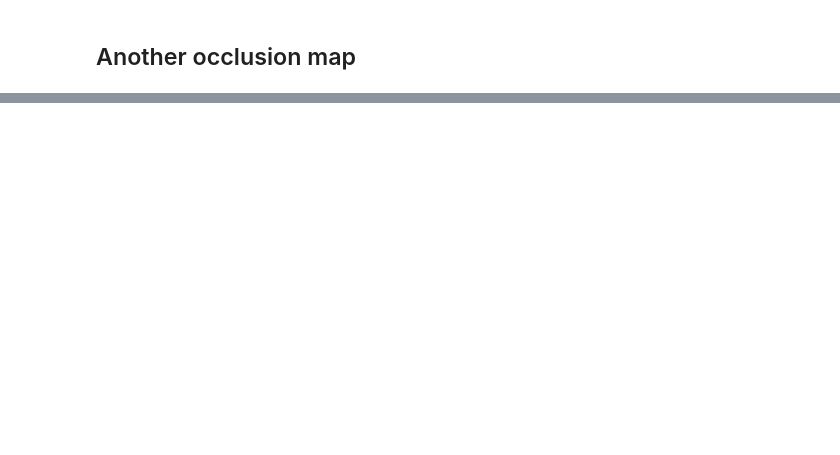
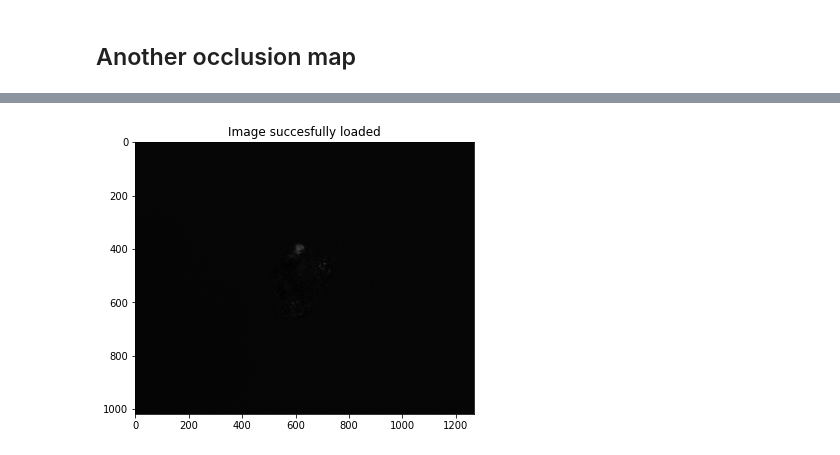
Before and after one commit to yuorky/Pure-protein-project-pytorch, a Jupyter notebook: CNN on AB-42 and alpha-syn.ipynb, the cells around one changed output, grey strips where cells are left out. Cells and saved outputs as stored; diff of their text form; code cells hidden in the pictures; blank space fills up the shorter version.

```diff
--- a/CNN on AB-42 and alpha-syn.ipynb
+++ b/CNN on AB-42 and alpha-syn.ipynb
@@ -812,0 +791,5 @@ figure = imgplot.get_figure()
+# %%
+protein_2 = load_image("./data/AB42-SYN images/(AB-42)(S1)(Region 016)(RS1)(PS1)(Retardance Lin).png")
+protein_2_normal = normalize(protein_2)
+# %% [output]
+[figure, added]
```
Also changed, not shown: parts of 48 cells of this notebook.
